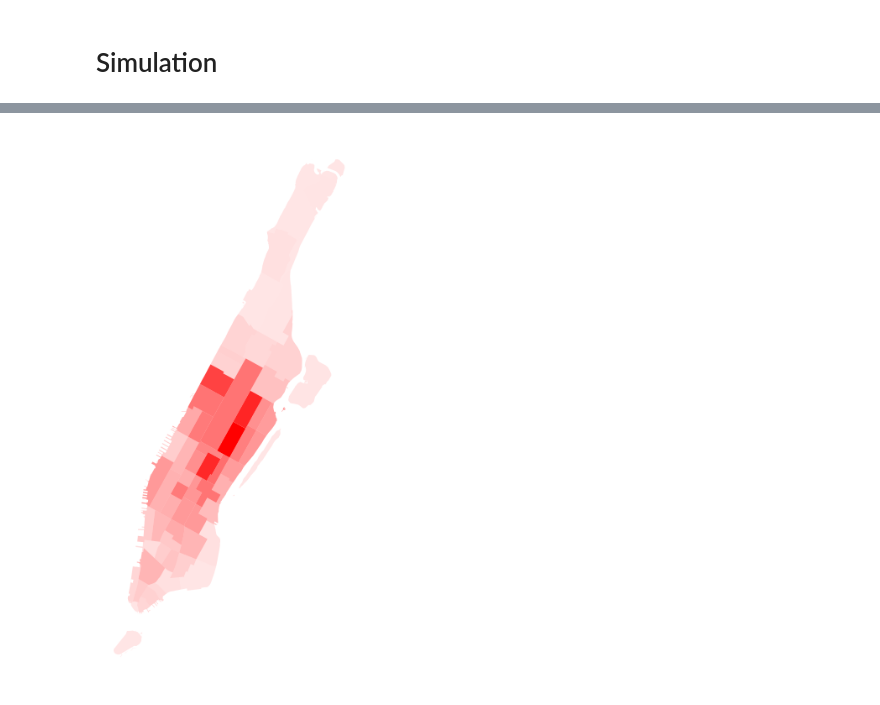
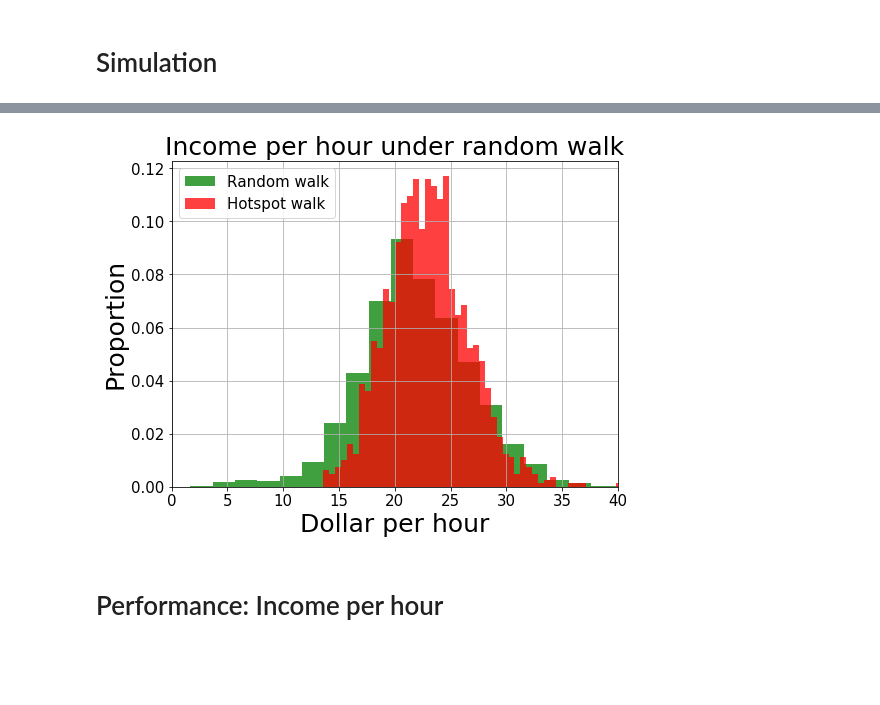
Before and after one commit to marco-yue/2021-Repositioning, a Jupyter notebook: 02 Driver Behaviors.ipynb, the cells around one changed output, grey strips where cells are left out. Saved outputs shown, nothing was run; the diff lists cells and outputs as text; code cells hidden in the pictures; blank space fills up the shorter version.

```diff
--- a/02 Driver Behaviors.ipynb
+++ b/02 Driver Behaviors.ipynb
@@ -500,34 +446,43 @@ plt.show()
-# %%
-Local_hot={}
-for loc in Location_list:
-    state=str(loc)+'-'+str(90)
-    Local_hot[loc]=Request_count_dic[state]
-
-
-Local_hot_df=pd.DataFrame(Local_hot.items(),columns=['Location_id','Order_count'])
-
-Local_hot_df['weight']=(Local_hot_df['Order_count']-min(Local_hot_df['Order_count']))/(max(Local_hot_df['Order_count'])-min(Local_hot_df['Order_count']))
-
-
-figsize = 8,12
-
-fig,ax = plt.subplots(figsize=figsize)
-
-for idx,row in Local_hot_df.iterrows():
-
-    loc=row['Location_id']
-
-    geometry=gp.GeoSeries(Geometry_dic[loc])
-
-    geometry.plot(ax=ax,alpha=0.1+0.9*row['weight'],color='r')
-
-
-'''Turn off the axis'''
-plt.xticks([])
-plt.yticks([])
-plt.axis('off')
-
-
-plt.show()
-# %% [output]
-[figure, removed]
+# %%
+'''Figure'''
+
+figsize = 8,6
+
+figure, ax1 = plt.subplots(figsize=figsize)
+
+labels = ax1.get_xticklabels() + ax1.get_yticklabels()
+
+[label.set_fontsize(15) for label in labels]
+
+
+n, bins, patches = ax1.hist(IPH_1, 50, density=True, facecolor='g', alpha=0.75,label='Random walk')
+
+n, bins, patches = ax1.hist(IPH_2, 50, density=True, facecolor='r', alpha=0.75,label='Hotspot walk')
+
+
+
+
+ax1.set_title('Income per hour under random walk',size=25)
+
+ax1.set_ylabel('Proportion',size=25)
+
+ax1.set_xlabel('Dollar per hour',size=25)
+
+ax1.set_xlim([0,40])
+
+ax1.legend(loc = 'upper left',fontsize=15)
+
+
+
+xmajorLocator   = MultipleLocator(5)
+
+ax1.xaxis.set_major_locator(xmajorLocator)
+
+
+plt.grid()
+
+plt.show()
+# %% [output]
+[figure, added]
+# %% [markdown]
+# Performance: Income per hour
```
Also changed, not shown: parts of 9 cells of this notebook.
